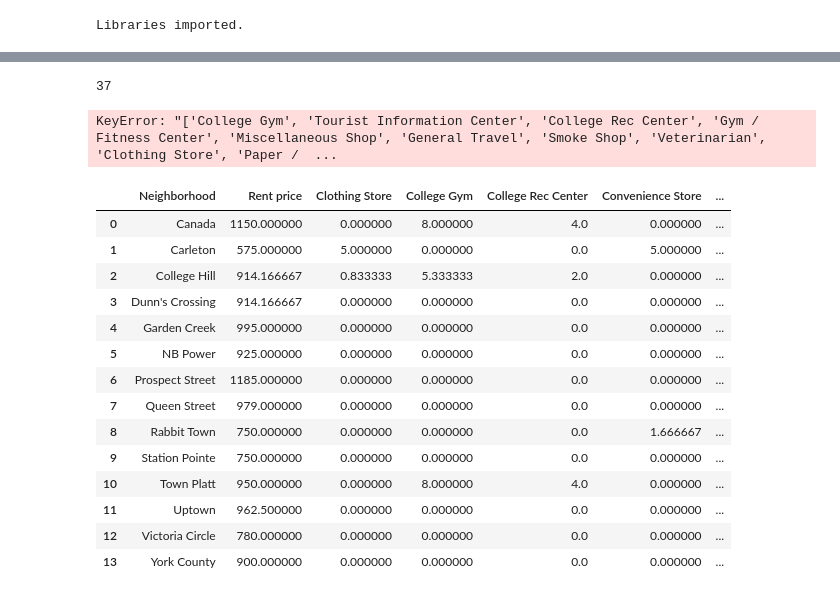
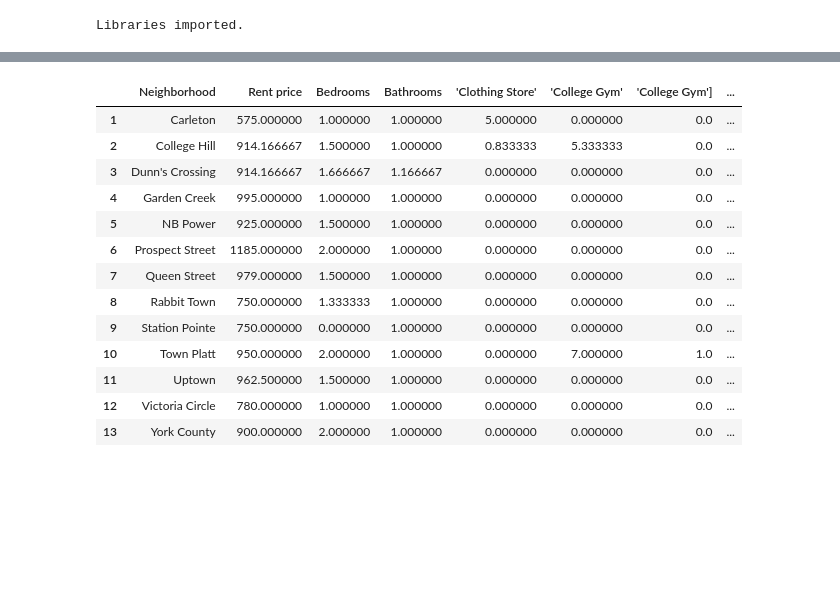
Before and after one commit to carloscaeduardo/Capstone-Project---The-Battle-of-Neighborhoods, a Jupyter notebook: apartment_statistcs.ipynb, the cells around one changed output, grey strips where cells are left out. Cells and saved outputs as stored; diff of their text form; code cells hidden in the pictures; blank space fills up the shorter version.

Commit message:
update 21:54
Minor errors fixed;

```diff
--- a/apartment_statistcs.ipynb
+++ b/apartment_statistcs.ipynb
@@ -47,3 +88,10 @@ apartment_df = pd.read_csv("apartment_dataframe.csv")
+# %%
+
+apartment_df['Unnamed: 0'] = apartment_df['Neighborhood'].values
+# %%
+apartment_df = apartment_df.drop('Neighborhood', axis = 1)
+# %%
+apartment_df = apartment_df.rename(columns = {"Unnamed: 0": 'Neighborhood'})
 # %%
 apartment_df
 # %% [output]
@@ -90,39 +115,19 @@ address_list
-# %%
-neighborhoods = []
-for i in range(len(address_list)):
-
-    splited_add = address_list[i].split(",")
-    if len(splited_add) > 8:
-        neighborhoods.append(splited_add[-7])
-    else:
-        neighborhoods.append(splited_add[1])
-len(neighborhoods)
-# %% [output]
-37
-# %%
-#Organizing the DataFrame:
-apartment_df["Neighborhood"] = neighborhoods
-apartment_df = apartment_df[["Neighborhood", "Apartment Address","Amenities", "Amenity type", "Rent price", "Bedrooms","Bathrooms", "Clothing Store", "College Gym", "College Rec Center", "Convenience Store", "Department Store", "Discount Store", "Furniture / Home Store", "General Travel", "Gym / Fitness Center", "Miscellaneous Shop", "Paper / Office Supplies Store", "Smoke Shop","Tourist Information Center", "Veterinarian"]]
-apartment_df["Rent price"] = apartment_df["Rent price"].astype("float")
-apartment_df.dtypes
-# %% [output]
-KeyError: "['College Gym', 'Tourist Information Center', 'College Rec Center', 'Gym / Fitness Center', 'Miscellaneous Shop', 'General Travel', 'Smoke Shop', 'Veterinarian', 'Clothing Store', 'Paper /  ...
 # %%
 grouped_df = apartment_df.groupby(["Neighborhood"]).mean().reset_index()
+grouped_df = grouped_df.drop([0])
 grouped_df
 # %% [output]
-|  | Neighborhood | Rent price | Clothing Store | College Gym | College Rec Center | Convenience Store | ... |
-| 0 | Canada | 1150.000000 | 0.000000 | 8.000000 | 4.0 | 0.000000 | ... |
-| 1 | Carleton | 575.000000 | 5.000000 | 0.000000 | 0.0 | 5.000000 | ... |
-| 2 | College Hill | 914.166667 | 0.833333 | 5.333333 | 2.0 | 0.000000 | ... |
-| 3 | Dunn's Crossing | 914.166667 | 0.000000 | 0.000000 | 0.0 | 0.000000 | ... |
-| 4 | Garden Creek | 995.000000 | 0.000000 | 0.000000 | 0.0 | 0.000000 | ... |
-| 5 | NB Power | 925.000000 | 0.000000 | 0.000000 | 0.0 | 0.000000 | ... |
-| 6 | Prospect Street | 1185.000000 | 0.000000 | 0.000000 | 0.0 | 0.000000 | ... |
-| 7 | Queen Street | 979.000000 | 0.000000 | 0.000000 | 0.0 | 0.000000 | ... |
-| 8 | Rabbit Town | 750.000000 | 0.000000 | 0.000000 | 0.0 | 1.666667 | ... |
-| 9 | Station Pointe | 750.000000 | 0.000000 | 0.000000 | 0.0 | 0.000000 | ... |
-| 10 | Town Platt | 950.000000 | 0.000000 | 8.000000 | 4.0 | 0.000000 | ... |
-| 11 | Uptown | 962.500000 | 0.000000 | 0.000000 | 0.0 | 0.000000 | ... |
-| 12 | Victoria Circle | 780.000000 | 0.000000 | 0.000000 | 0.0 | 0.000000 | ... |
-| 13 | York County | 900.000000 | 0.000000 | 0.000000 | 0.0 | 0.000000 | ... |
+|  | Neighborhood | Rent price | Bedrooms | Bathrooms | 'Clothing Store' | 'College Gym' | 'College Gym'] | ... |
+| 1 | Carleton | 575.000000 | 1.000000 | 1.000000 | 5.000000 | 0.000000 | 0.0 | ... |
+| 2 | College Hill | 914.166667 | 1.500000 | 1.000000 | 0.833333 | 5.333333 | 0.0 | ... |
+| 3 | Dunn's Crossing | 914.166667 | 1.666667 | 1.166667 | 0.000000 | 0.000000 | 0.0 | ... |
+| 4 | Garden Creek | 995.000000 | 1.000000 | 1.000000 | 0.000000 | 0.000000 | 0.0 | ... |
+| 5 | NB Power | 925.000000 | 1.500000 | 1.000000 | 0.000000 | 0.000000 | 0.0 | ... |
+| 6 | Prospect Street | 1185.000000 | 2.000000 | 1.000000 | 0.000000 | 0.000000 | 0.0 | ... |
+| 7 | Queen Street | 979.000000 | 1.500000 | 1.000000 | 0.000000 | 0.000000 | 0.0 | ... |
+| 8 | Rabbit Town | 750.000000 | 1.333333 | 1.000000 | 0.000000 | 0.000000 | 0.0 | ... |
+| 9 | Station Pointe | 750.000000 | 0.000000 | 1.000000 | 0.000000 | 0.000000 | 0.0 | ... |
+| 10 | Town Platt | 950.000000 | 2.000000 | 1.000000 | 0.000000 | 7.000000 | 1.0 | ... |
+| 11 | Uptown | 962.500000 | 1.500000 | 1.000000 | 0.000000 | 0.000000 | 0.0 | ... |
+| 12 | Victoria Circle | 780.000000 | 1.000000 | 1.000000 | 0.000000 | 0.000000 | 0.0 | ... |
+| 13 | York County | 900.000000 | 2.000000 | 1.000000 | 0.000000 | 0.000000 | 0.0 | ... |
```
Also changed, not shown: parts of 6 cells of this notebook, 2 other files.
